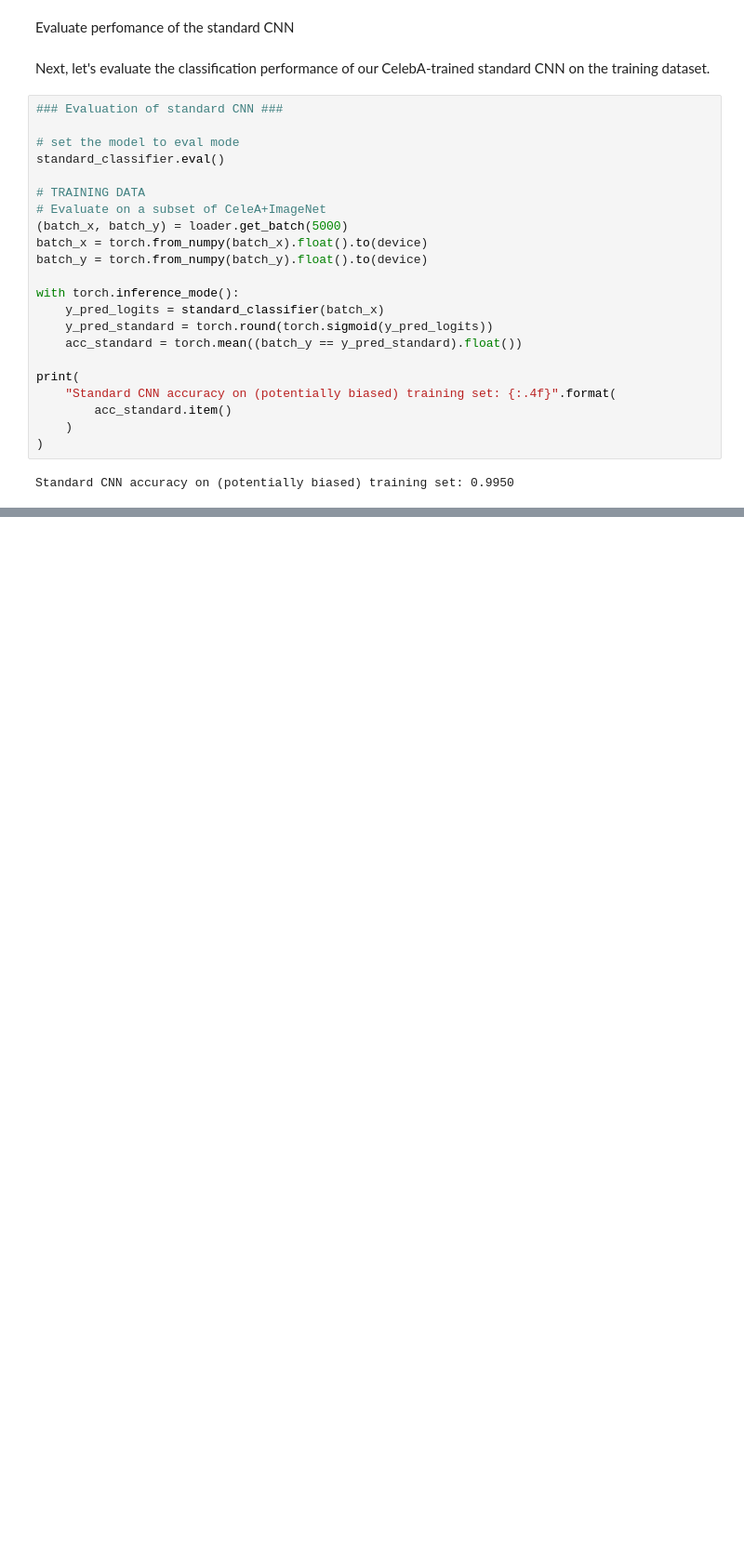
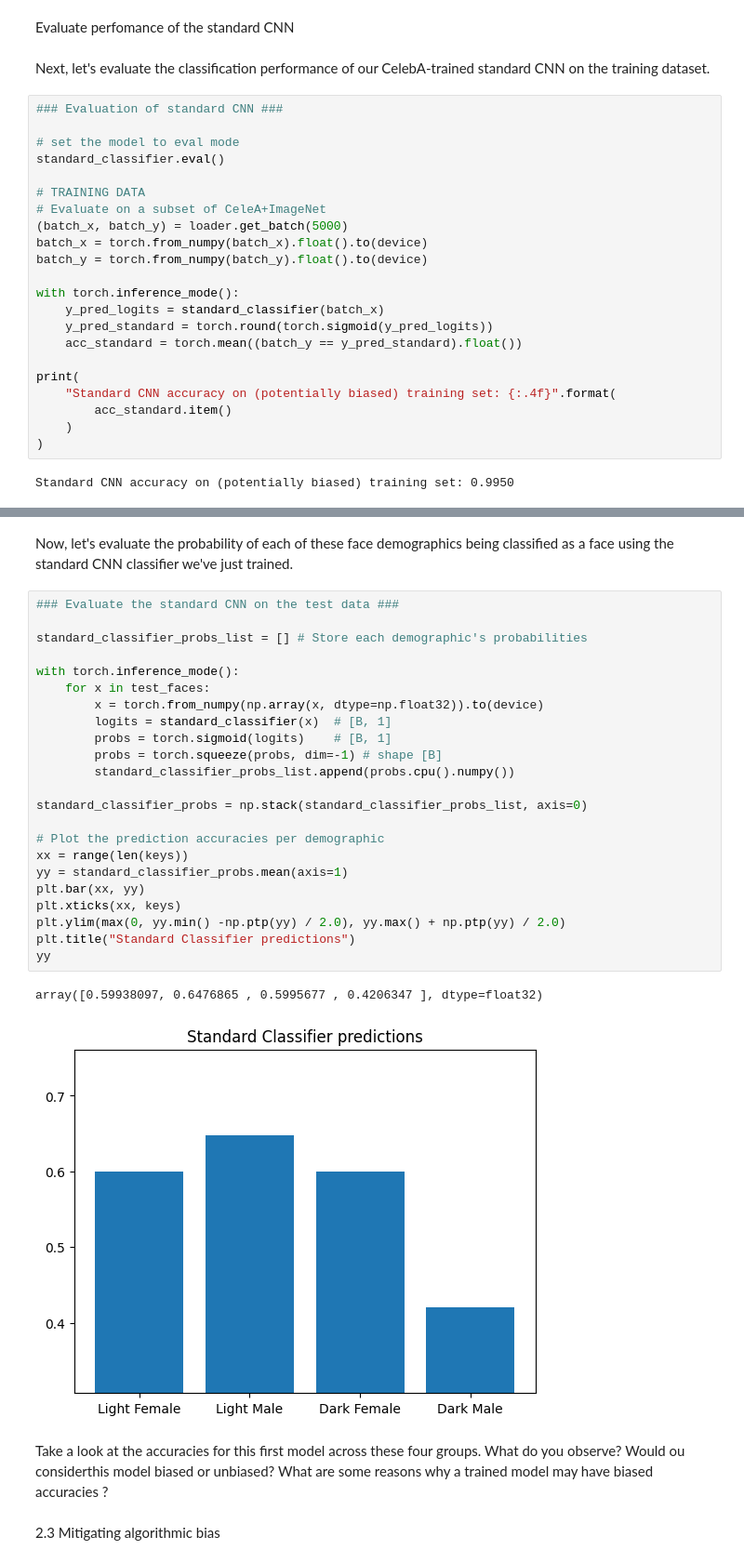
Before and after one commit to Anthonny20/Deep-Learning, a Jupyter notebook: lab2/part2_mnist.ipynb, the cells around one changed output, grey strips where cells are left out. Shown: that part at 93% size. Cells and saved outputs as stored; diff of their text form; blank space fills up the shorter version.

```diff
--- a/lab2/part2_mnist.ipynb
+++ b/lab2/part2_mnist.ipynb
@@ -355,0 +373,32 @@ Standard CNN accuracy on (potentially biased) training set: 0.9950
+# %% [markdown]
+Now, let's evaluate the probability of each of these face demographics being classified as a face using the standard CNN classifier we've just trained.
+# %%
+### Evaluate the standard CNN on the test data ###
+
+standard_classifier_probs_list = [] # Store each demographic's probabilities
+
+with torch.inference_mode():
+    for x in test_faces:
+        x = torch.from_numpy(np.array(x, dtype=np.float32)).to(device)
+        logits = standard_classifier(x)  # [B, 1]
+        probs = torch.sigmoid(logits)    # [B, 1]
+        probs = torch.squeeze(probs, dim=-1) # shape [B]
+        standard_classifier_probs_list.append(probs.cpu().numpy())
+
+standard_classifier_probs = np.stack(standard_classifier_probs_list, axis=0)
+
+# Plot the prediction accuracies per demographic
+xx = range(len(keys))
+yy = standard_classifier_probs.mean(axis=1)
+plt.bar(xx, yy)
+plt.xticks(xx, keys)
+plt.ylim(max(0, yy.min() -np.ptp(yy) / 2.0), yy.max() + np.ptp(yy) / 2.0)
+plt.title("Standard Classifier predictions")
+yy
+# %% [output]
+array([0.59938097, 0.6476865 , 0.5995677 , 0.4206347 ], dtype=float32)
+[figure, added]
+# %% [markdown]
+Take a look at the accuracies for this first model across these four groups. What do you observe? Would ou considerthis model biased or unbiased? What are some reasons why a trained model may have biased accuracies ?
+# %% [markdown]
+2.3 Mitigating algorithmic bias
```
Also changed, not shown: parts of 4 cells of this notebook.
